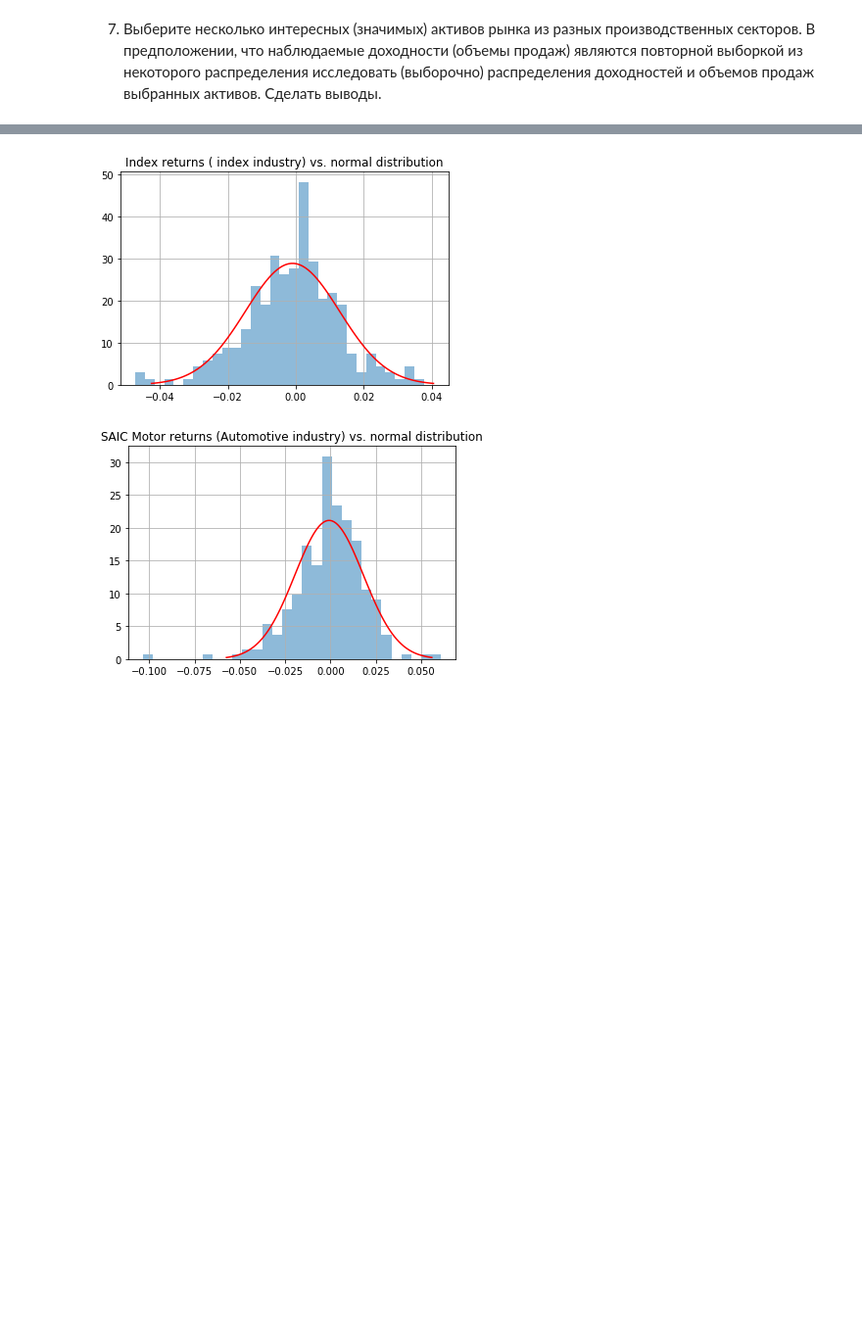
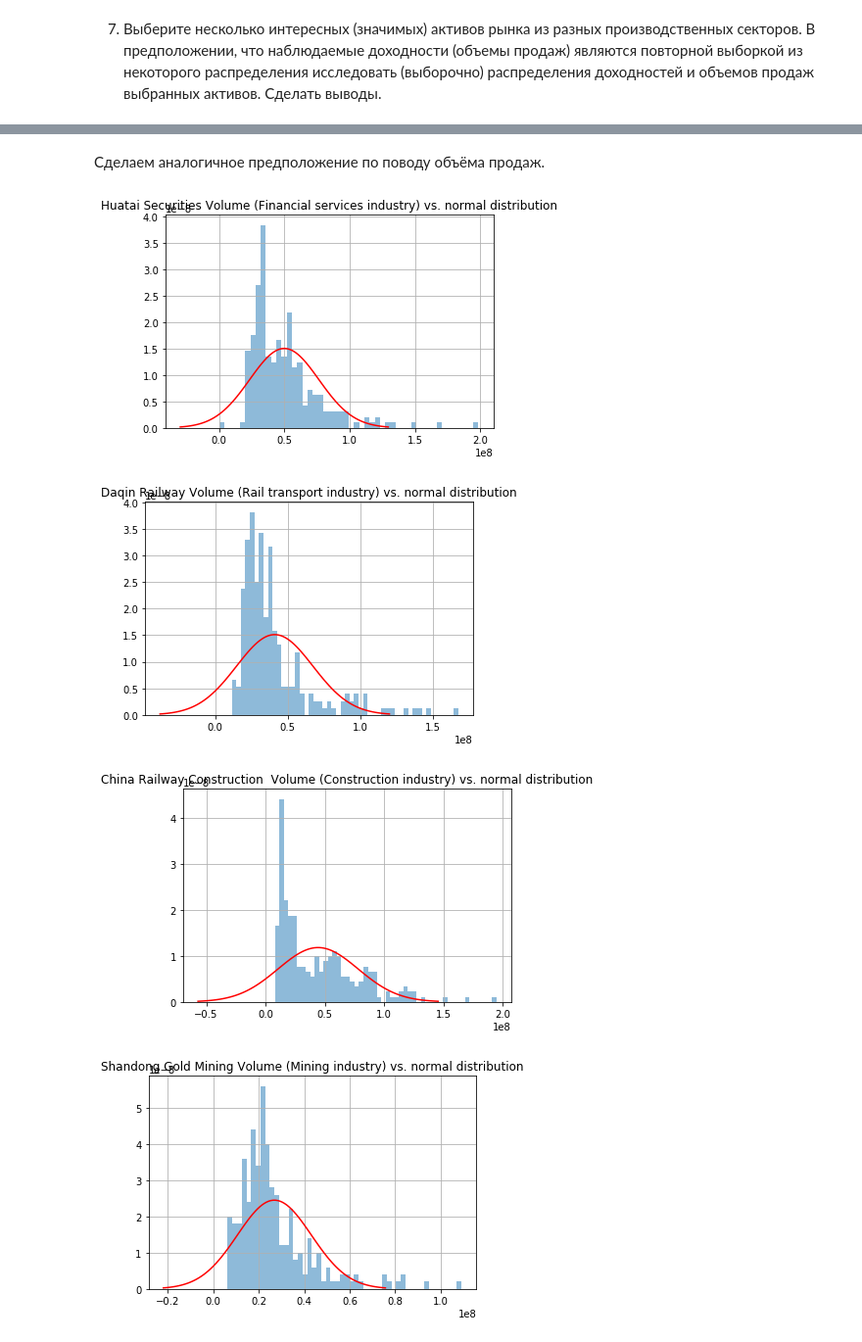
Before and after one commit to CodeSopranos/lab-1-financial-operations, a Jupyter notebook: main.ipynb, the cells around one changed output, grey strips where cells are left out. Shown: that part at 98% size. Saved outputs shown, nothing was run; the diff lists cells and outputs as text; code cells hidden in the pictures; blank space fills up the shorter version.

```diff
--- a/main.ipynb
+++ b/main.ipynb
@@ -86,19 +144,14 @@ pio.write_html(fig, file='report/fig1.html', auto_open=True)
 # %%
-stocks_names = ['Banking/Bank of Jiangsu',
-                'Automotive/SAIC Motor',
-                'Construction/China Railway [Engineering] ',
-                'Oil & gas/PetroChina',
-                'Telecommunication/China United Network Communications']
-def plot_R_vs_Norm_distribution(label):
+def plot_R_vs_Norm_distribution(label, column):
     stock = stocks[label]
-    stock['Log_R'].hist(bins=50, normed=True,histtype="stepfilled",alpha=0.5)
-    E = stock['E'].values[0]
-    sigma = stock['sigma'].values[0]
+    stock[column].hist(bins=50, normed=True,histtype="stepfilled",alpha=0.5)
+    E = stock[column].mean()
+    sigma = stock[column].std()
     x = np.linspace(E - 3*sigma, E+3*sigma,100)
     plt.plot(x, scipy.stats.norm.pdf(x, E, sigma), "r")
-    plt.title("{} returns ({} industry) vs. normal distribution".format(label.split('/')[1], label.split('/')[0]))
+    plt.title("{} {} ({} industry) vs. normal distribution".format(label.split('/')[1], column, label.split('/')[0]))
     plt.show()
 # %%
 for label in stocks_names:
-    plot_R_vs_Norm_distribution(label)
+    plot_R_vs_Norm_distribution(label, 'Log_R')
 # %% [output]
@@ -143,0 +166,14 @@ $«E(X) − E(Y ) = µ»$.
+# %%
+from scipy.stats import shapiro, normaltest, anderson
+tests = {"Shapiro-test" : shapiro,
+         "D'Agostino-test" : normaltest,}
+         # "Anderson-test" : anderson}
+def test_gipothesys(label, column, alfa=0.05):
+    for test_name, test_f in tests.items():
+        p_value = test_f(stocks[label][column].dropna())[1]
+        answer = 'ACCEPTED' if p_value > alfa else 'REJECTED'
+        print("\t{} {}, p_value = {}".format(test_name, answer, p_value))
+# %%
+for label in stocks_names:
+    print("For {}:".format(label))
+    test_gipothesys(label, column='Log_R')
@@ -144,6 +201,10 @@ $«E(X) − E(Y ) = µ»$.
+# %% [markdown]
+Сделаем аналогичное предположение по поводу объёма продаж.
 # %%
-for label in [' index/Index', stocks_names[n]]:
-    plot_R_vs_Norm_distribution(label)
+for label in stocks_names:
+    plot_R_vs_Norm_distribution(label, 'Volume')
 # %% [output]
-[figure, old version]
+[figure, new version]
-[figure, old version]
+[figure, new version]
+[figure, added]
+[figure, added]
```
Also changed, not shown: parts of 24 cells of this notebook, 1 other file.
